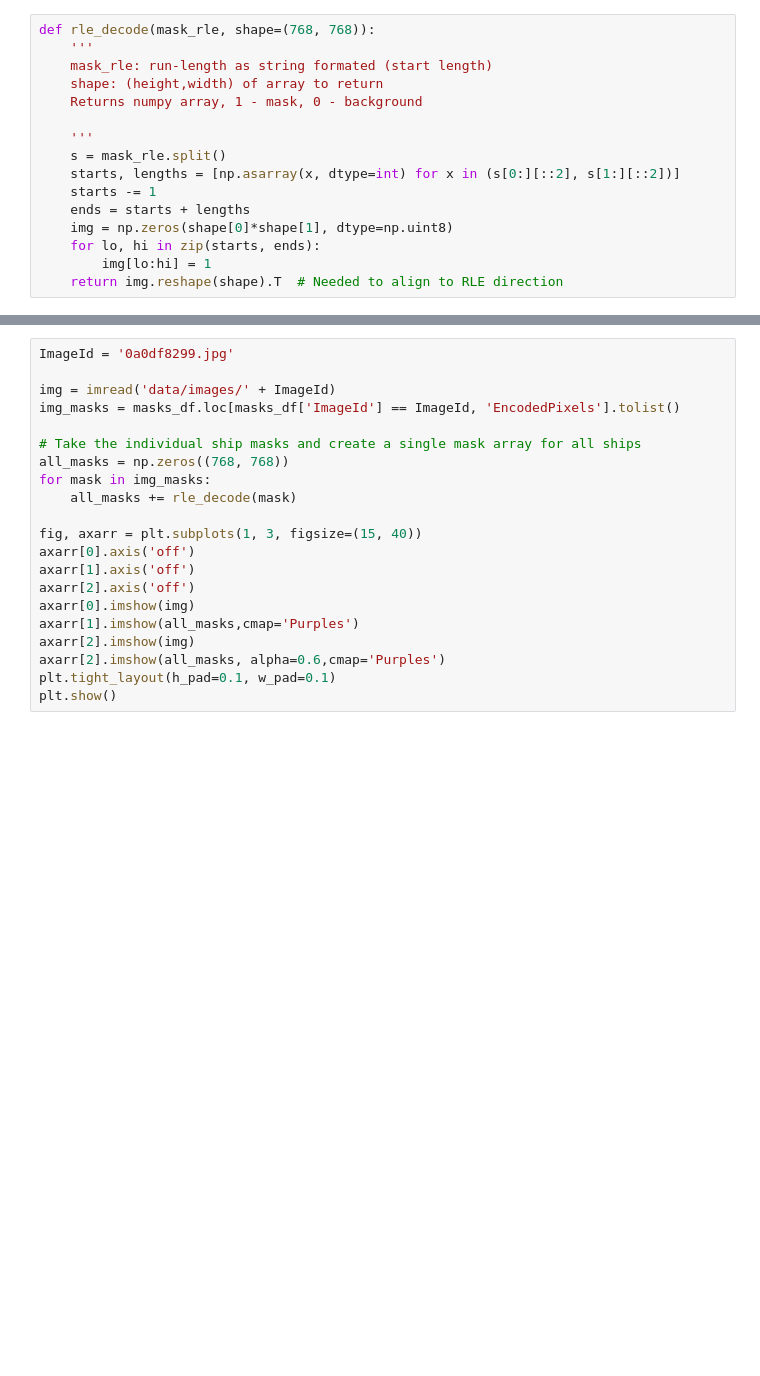
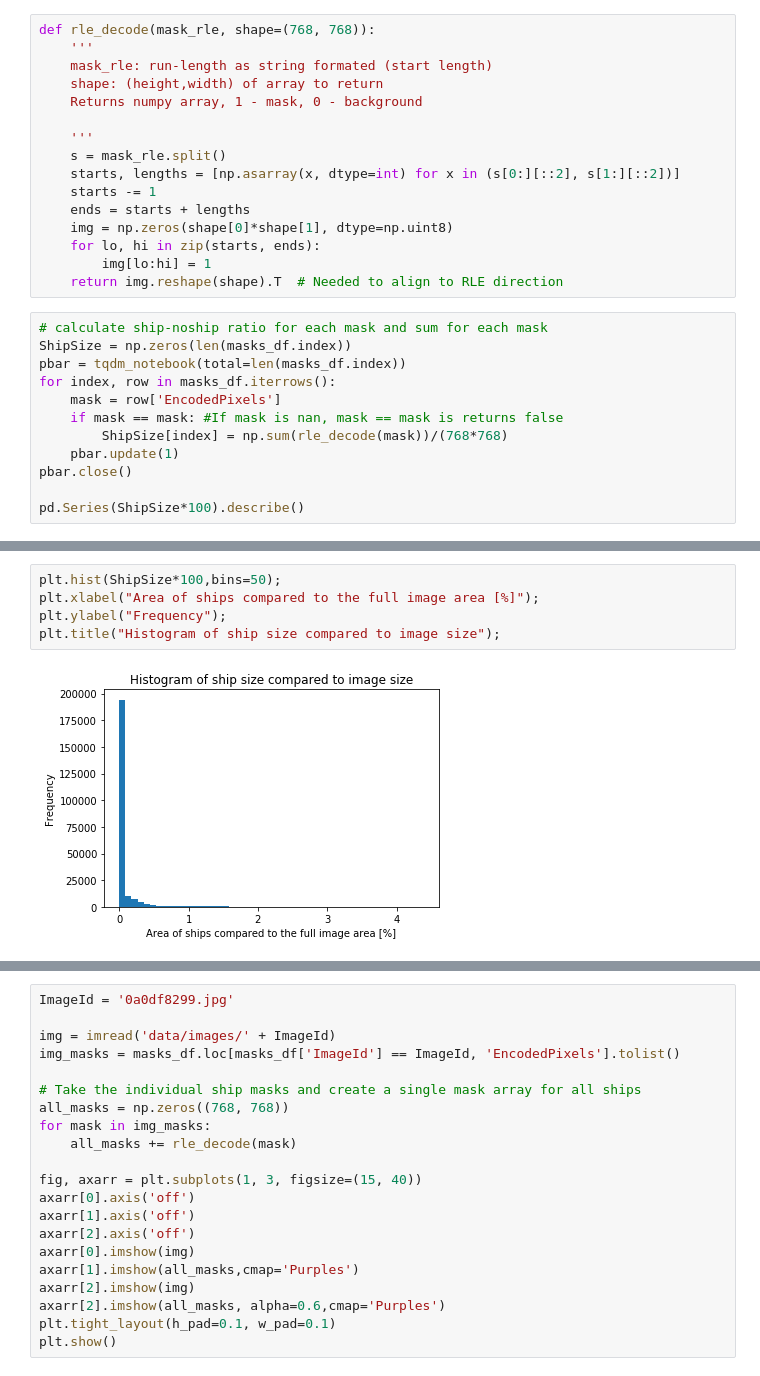
Before and after one commit to kaland313/vitmav45-ShipSeakers, a Jupyter notebook: NagyHFDataPrep.ipynb, the cells around one changed output, grey strips where cells are left out. Saved outputs shown, nothing was run; the diff lists cells and outputs as text; blank space fills up the shorter version.

```diff
--- a/NagyHFDataPrep.ipynb
+++ b/NagyHFDataPrep.ipynb
@@ -81,3 +134,15 @@ def rle_decode(mask_rle, shape=(768, 768)):
     for lo, hi in zip(starts, ends):
         img[lo:hi] = 1
     return img.reshape(shape).T  # Needed to align to RLE direction
+# %%
+# calculate ship-noship ratio for each mask and sum for each mask
+ShipSize = np.zeros(len(masks_df.index))
+pbar = tqdm_notebook(total=len(masks_df.index))
+for index, row in masks_df.iterrows():
+    mask = row['EncodedPixels']
+    if mask == mask: #If mask is nan, mask == mask is returns false
+        ShipSize[index] = np.sum(rle_decode(mask))/(768*768)
+    pbar.update(1)
+pbar.close()
+
+pd.Series(ShipSize*100).describe()
@@ -84,3 +160,10 @@ def rle_decode(mask_rle, shape=(768, 768)):
+# %%
+plt.hist(ShipSize*100,bins=50);
+plt.xlabel("Area of ships compared to the full image area [%]");
+plt.ylabel("Frequency");
+plt.title("Histogram of ship size compared to image size");
+# %% [output]
+[figure, added]
 # %%
 ## This cell is only necessary if not all the training image files are present in the images folder
 import os
```
Also changed, not shown: parts of 6 cells of this notebook.
